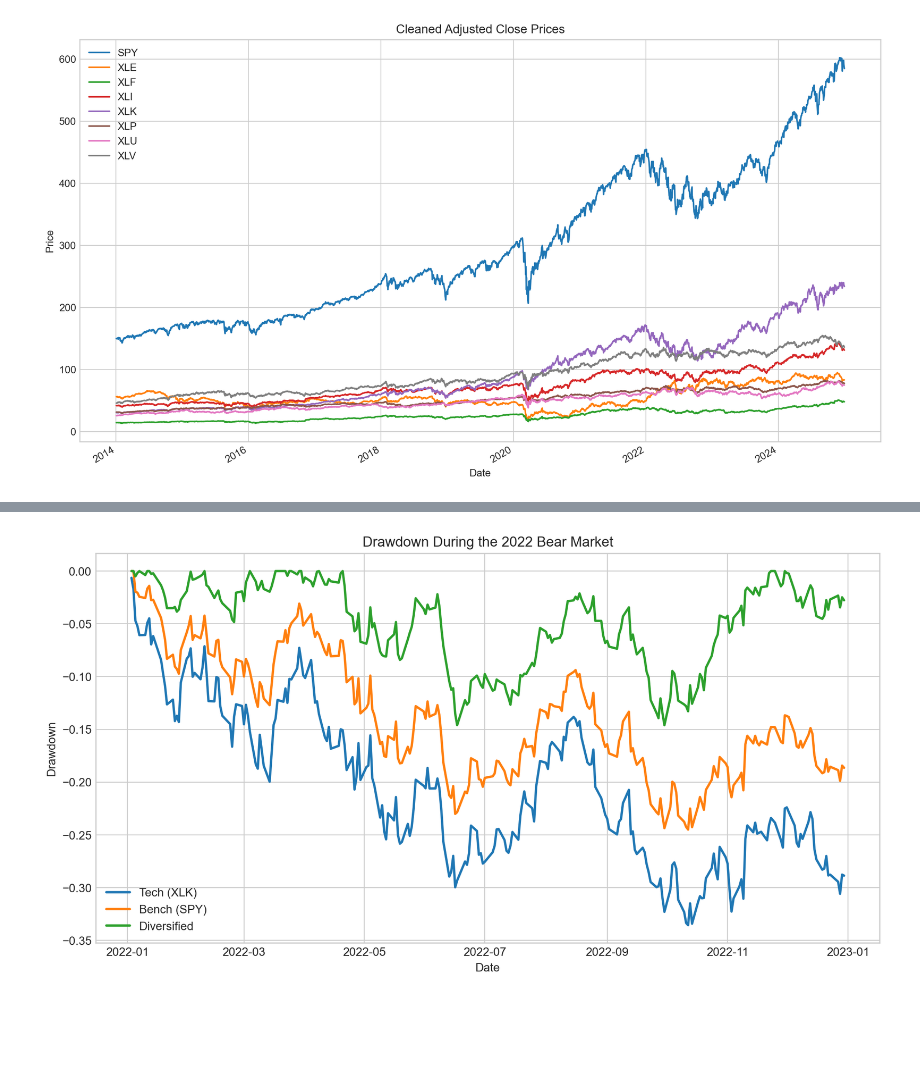
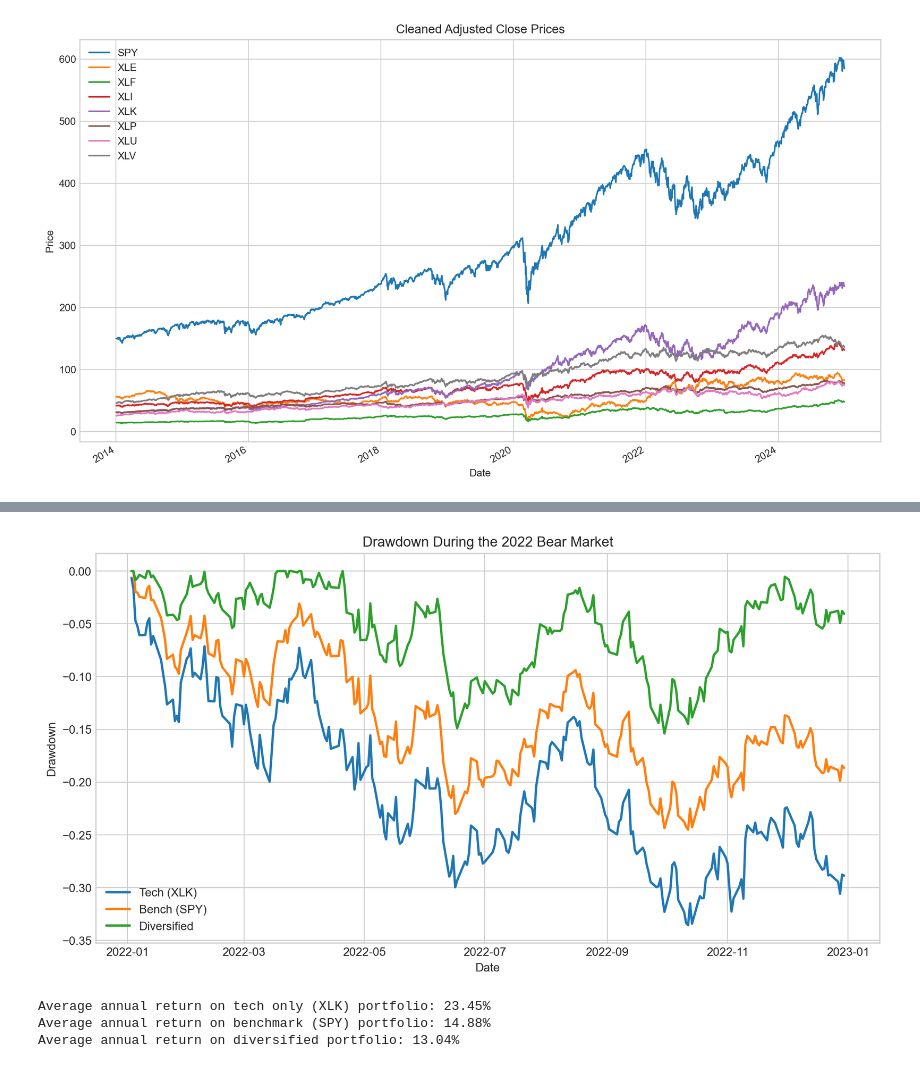
Before and after one commit to OttimoR/diversified-vs-tech-ETFs-portfolios-analysis, a Jupyter notebook: portfolio_analysis.ipynb, the cells around one changed output, grey strips where cells are left out. Drawn from its saved outputs; the diff is of its cells as text; code cells hidden in the pictures; blank space fills up the shorter version.

```diff
--- a/portfolio_analysis.ipynb
+++ b/portfolio_analysis.ipynb
@@ -25,7 +25,9 @@ plt.rcParams['figure.figsize'] = (12, 6)
 %config InlineBackend.figure_format = 'retina'
 # %%
 tickers = ['XLK', 'SPY', 'XLF', 'XLE', 'XLV', 'XLI', 'XLP', 'XLU']
-prices_df = get_data(tickers)
+start_date = '2014-01-01'
+end_date = '2024-12-31'
+prices_df = get_data(tickers, start_date, end_date)
 prices_df.head()
 # %% [output]
 Loading data from local file...
@@ -57,7 +59,7 @@ bench_equity = (1 + bench_returns).cumprod()
 bench_equity *= initial_capital
 bench_equity.plot()
 
-div_tickers = [i for i in tickers if i != 'SPY' and i != 'XLK'] #create portfolio of remaining tickers
+div_tickers = [i for i in tickers if i != 'SPY'] #create portfolio of remaining tickers
 target_weights = np.array([1/len(div_tickers)] * len(div_tickers))
 div_equity, div_returns = quarterly_rebalancing(returns_df, div_tickers, target_weights, initial_capital)
 
@@ -162,18 +162,27 @@ plt.show()
 # %%
-#Create a mask to filter for dates in 2022
-mask_2022 = (drawdown_series.index >= '2022-01-01') & (drawdown_series.index < '2023-01-01')
+mask_2022 = (drawdown_series.index >= '2022-01-01') & (drawdown_series.index < '2023-01-01') #mask to filter for dates in 2022
 dd_2022 = drawdown_series.loc[mask_2022]
 
-plt.figure(figsize=(12, 6))
 plt.plot(dd_2022['tech_dd'], label='Tech (XLK)', linewidth=2)
 plt.plot(dd_2022['bench_dd'], label='Bench (SPY)', linewidth=2)
 plt.plot(dd_2022['div_dd'], label='Diversified', linewidth=2)
 
 plt.title('Drawdown During the 2022 Bear Market')
 plt.ylabel('Drawdown')
 plt.xlabel('Date')
 plt.legend()
 plt.grid(True)
 plt.show()
 # %% [output]
-[figure, old version]
+[figure, new version]
+# %%
+#Sharpe Ratio calculations:
+tech_annualized_return = (1 + tech_returns.mean())**252 - 1 #geometric annualized portfolio return for Sharpe Ratio calc
+bench_annualized_return = (1 + bench_returns.mean())**252 - 1
+div_annualized_return = (1 + div_returns.mean())**252 - 1
+
+print(f'Average annual return on tech only (XLK) portfolio: {tech_annualized_return:.2%} \nAverage annual return on benchmark (SPY) portfolio: {bench_annualized_return:.2%} \nAverage annual return on diversified portfolio: {div_annualized_return:.2%}')
+# %% [output]
+Average annual return on tech only (XLK) portfolio: 23.45%
+Average annual return on benchmark (SPY) portfolio: 14.88%
+Average annual return on diversified portfolio: 13.04%
```
Also changed, not shown: parts of 16 cells of this notebook, 1 other file.
